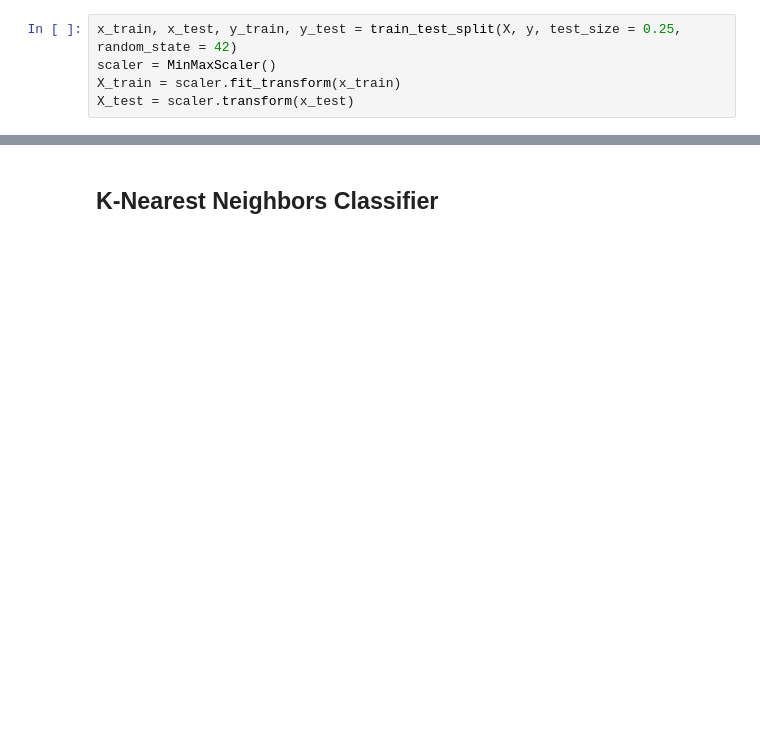
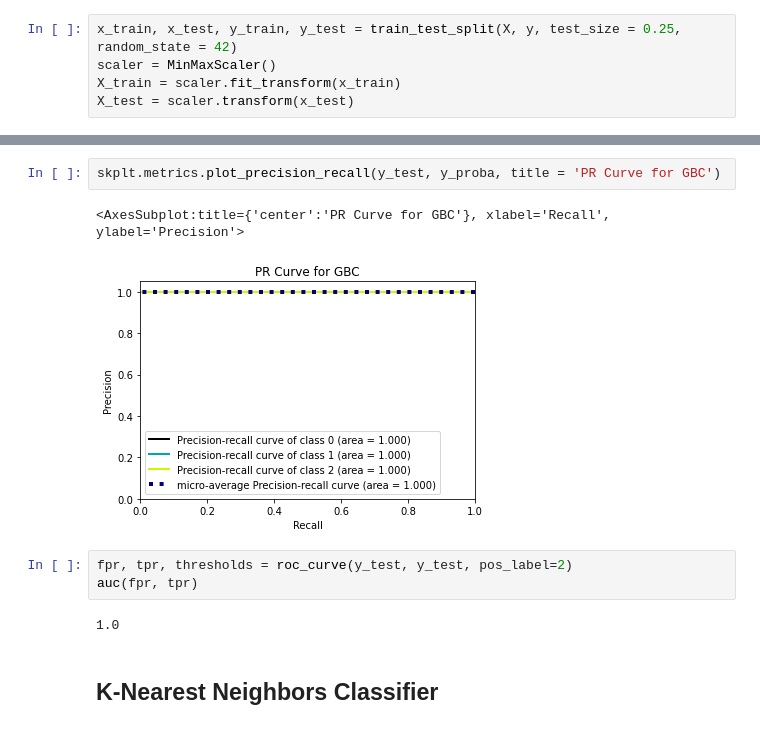
Before and after one commit to emilylondon/K12OutreachHapticGlove, a Jupyter notebook: objectClassification.ipynb, the cells around one changed output, grey strips where cells are left out. Saved outputs shown, nothing was run; the diff lists cells and outputs as text; blank space fills up the shorter version.

```diff
--- a/objectClassification.ipynb
+++ b/objectClassification.ipynb
@@ -101,2 +131,12 @@ weighted avg       0.94      0.93      0.93        14
+# %%
+skplt.metrics.plot_precision_recall(y_test, y_proba, title = 'PR Curve for GBC')
+# %% [output]
+<AxesSubplot:title={'center':'PR Curve for GBC'}, xlabel='Recall', ylabel='Precision'>
+[figure, added]
+# %%
+fpr, tpr, thresholds = roc_curve(y_test, y_test, pos_label=2)
+auc(fpr, tpr)
+# %% [output]
+1.0
 # %% [markdown]
 ## K-Nearest Neighbors Classifier
```
Also changed, not shown: parts of 16 cells of this notebook, 1 other file.
